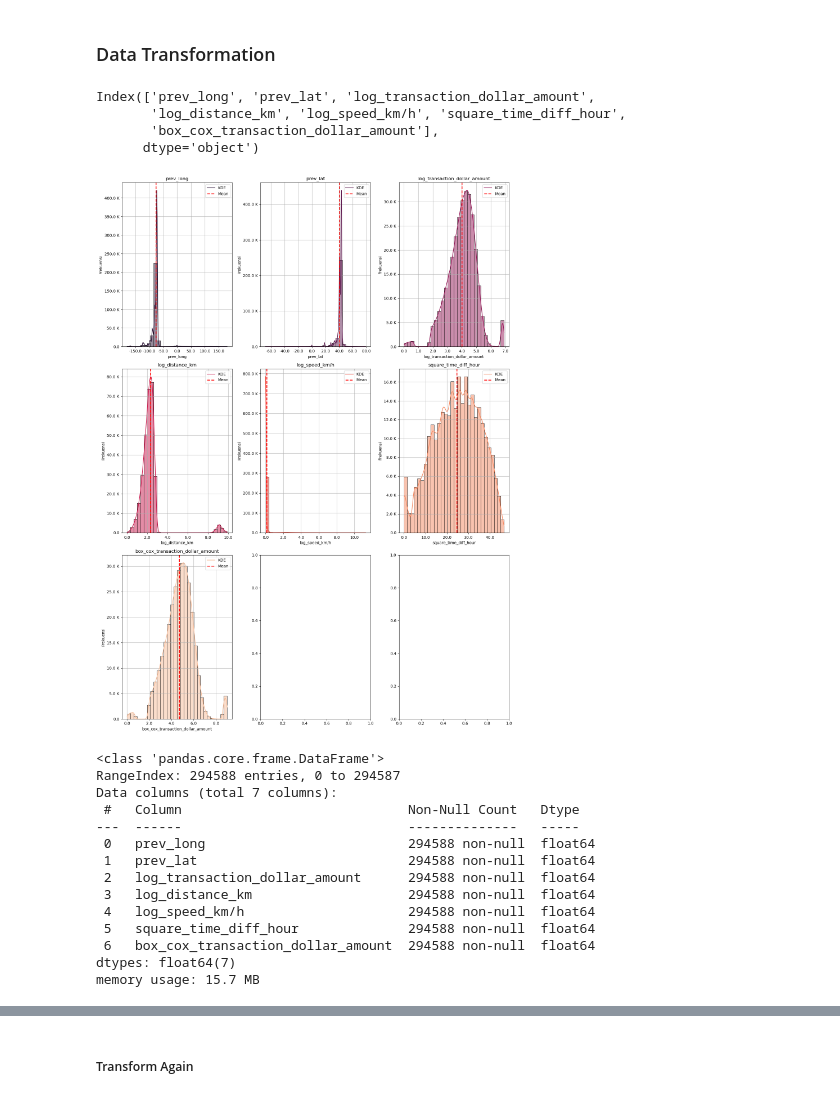
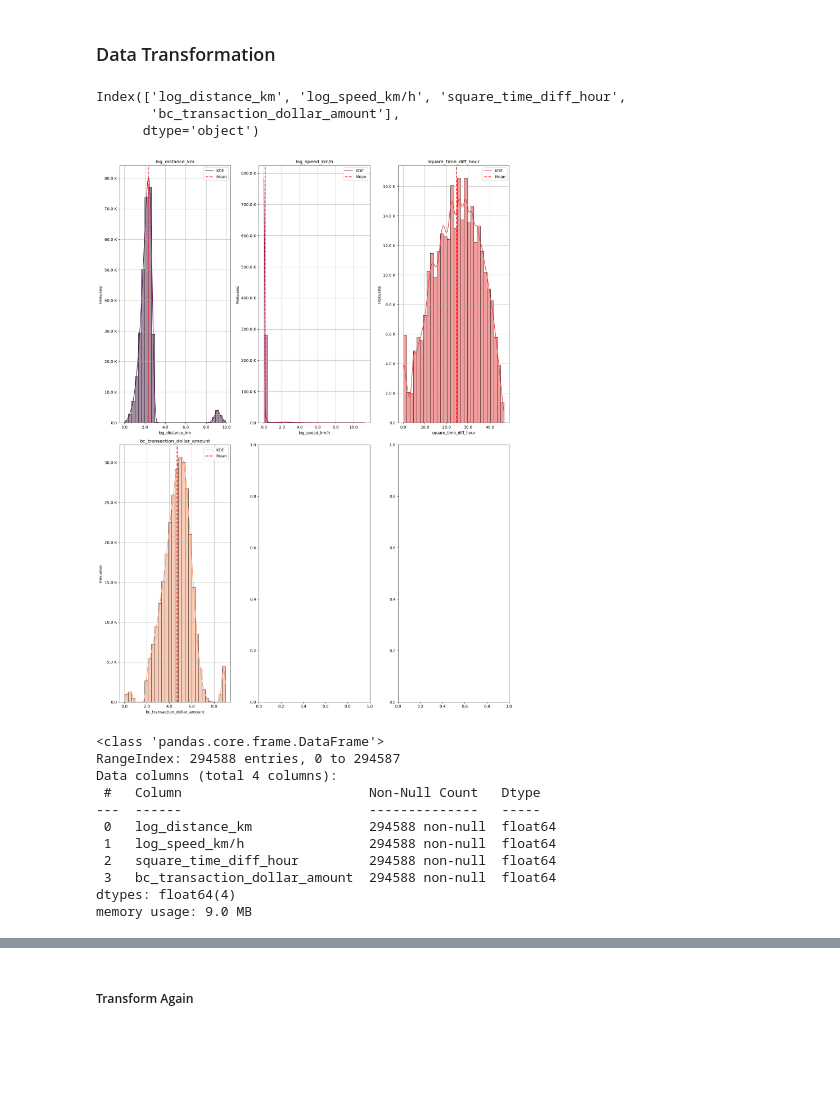
Before and after one commit to Pra5etya/Credit-Card-Fraud-Transactions, a Jupyter notebook: etl/data_exploration.ipynb, the cells around one changed output, grey strips where cells are left out. Saved outputs shown, nothing was run; the diff lists cells and outputs as text; code cells hidden in the pictures; blank space fills up the shorter version.

```diff
--- a/etl/data_exploration.ipynb
+++ b/etl/data_exploration.ipynb
@@ -397,7 +385,7 @@ Column speed_km/h: Ada perbedaan signifikan
 ### Histogram
 # %%
 # Data
-exc_data = ['credit_card', 'long', 'lat', 'zipcode', 'year']
+exc_data = ['credit_card', 'long', 'lat', 'zipcode', 'year', 'prev_long', 'prev_lat']
 hist_data = cc_df.select_dtypes(include = ['number']).drop(columns = exc_data, errors = 'ignore')
 
 hist_data.columns
@@ -451,7 +439,6 @@ plt.show()
 # %%
 # log transform
 # =====================
-cc_df['log_transaction_dollar_amount'] = np.log1p(cc_df['transaction_dollar_amount'])
 cc_df['log_distance_km'] = np.log1p(cc_df['distance_km'])
 cc_df['log_speed_km/h'] = np.log1p(cc_df['speed_km/h'])
 
@@ -461,23 +448,24 @@ cc_df['square_time_diff_hour'] = np.sqrt(cc_df['time_diff_hour'])
 
 # box-cox
 # =====================
-cc_df['box_cox_transaction_dollar_amount'], lambda_feature_transaction_dollar_amount = boxcox(cc_df['transaction_dollar_amount'] + 1)
+cc_df['bc_transaction_dollar_amount'], lambda_feature_transaction_dollar_amount = boxcox(cc_df['transaction_dollar_amount'] + 1)
 # %%
 # Data
 exc_data = ['credit_card', 'long', 'lat', 'zipcode', 'year',
             'transaction_dollar_amount', 'time_diff_hour',
-            'distance_km', 'speed_km/h']
+            'distance_km', 'speed_km/h',
+            'prev_long', 'prev_lat']
+
 hist_data = cc_df.select_dtypes(include = ['number']).drop(columns = exc_data, errors = 'ignore')
 
 hist_data.columns
 # %% [output]
-Index(['prev_long', 'prev_lat', 'log_transaction_dollar_amount',
-       'log_distance_km', 'log_speed_km/h', 'square_time_diff_hour',
-       'box_cox_transaction_dollar_amount'],
+Index(['log_distance_km', 'log_speed_km/h', 'square_time_diff_hour',
+       'bc_transaction_dollar_amount'],
       dtype='object')
 # %%
 # Set up subplot grid
-fig, ax = plt.subplots(nrows = 3, ncols = 3, figsize = (15, 20))
+fig, ax = plt.subplots(nrows = 2, ncols = 3, figsize = (15, 20))
 
 # Flatten axes for easy iteration
 ax = ax.flatten()
@@ -485,57 +473,56 @@ ax = ax.flatten()
 # Get number of columns in hist_data
 num_cols = len(hist_data.columns)
 
 # Generate colors from a colormap with enough colors for each subplot
 colors = sns.color_palette("rocket", num_cols)
 
 # Plot each histogram
 for i, column in enumerate(hist_data.columns):
     sns.histplot(hist_data[column], bins = 30, kde = True, color = colors[i], edgecolor = 'black', ax = ax[i])
     ax[i].set_title(column)
     ax[i].set_xlabel(column)
     ax[i].set_ylabel('Frekuensi')
 
     # Adding vertical line for mean
     ax[i].axvline(x=hist_data[column].mean(), color = 'red', linestyle = '--', linewidth = 2)
 
     # Add legend
     ax[i].legend(['KDE', 'Mean'], loc = 'upper right')
 
      # Applying format_number function to the ylabel
     ax[i].xaxis.set_major_formatter(ticker.FuncFormatter(lab_round))
     ax[i].yaxis.set_major_formatter(ticker.FuncFormatter(lab_round))
     ax[i].grid(True)
 
 # Adjust layout
 plt.tight_layout()
 
 # Show plot
 plt.show()
 # %% [output]
-[figure, old version]
+[figure, new version]
 # %%
 # Data
 exc_data = ['credit_card', 'long', 'lat', 'zipcode', 'year',
             'transaction_dollar_amount', 'time_diff_hour',
-            'distance_km', 'speed_km/h']
+            'distance_km', 'speed_km/h',
+            'prev_long', 'prev_lat']
+
 df_check = cc_df.select_dtypes(include = ['number']).drop(columns = exc_data, errors = 'ignore')
 
 df_check.info()
 # %% [output]
 <class 'pandas.core.frame.DataFrame'>
 RangeIndex: 294588 entries, 0 to 294587
-Data columns (total 7 columns):
- #   Column                             Non-Null Count   Dtype
----  ------                             --------------   -----
- 0   prev_long                          294588 non-null  float64
- 1   prev_lat                           294588 non-null  float64
- 2   log_transaction_dollar_amount      294588 non-null  float64
- 3   log_distance_km                    294588 non-null  float64
- 4   log_speed_km/h                     294588 non-null  float64
- 5   square_time_diff_hour              294588 non-null  float64
- 6   box_cox_transaction_dollar_amount  294588 non-null  float64
-dtypes: float64(7)
-memory usage: 15.7 MB
+Data columns (total 4 columns):
+ #   Column                        Non-Null Count   Dtype
+---  ------                        --------------   -----
+ 0   log_distance_km               294588 non-null  float64
+ 1   log_speed_km/h                294588 non-null  float64
+ 2   square_time_diff_hour         294588 non-null  float64
+ 3   bc_transaction_dollar_amount  294588 non-null  float64
+dtypes: float64(4)
+memory usage: 9.0 MB
 # %%
 # Menghitung skewness dan kurtosis
 skewness_values = df_check.skew()
```
Also changed, not shown: parts of 64 cells of this notebook, 3 other files.
